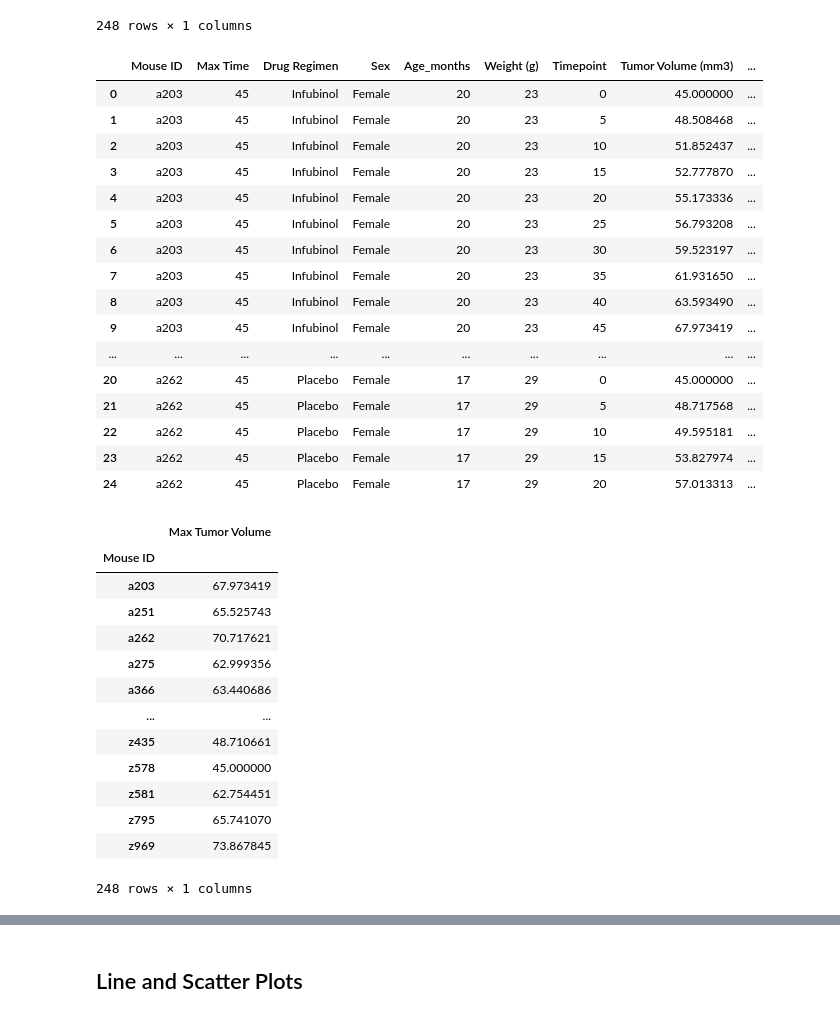
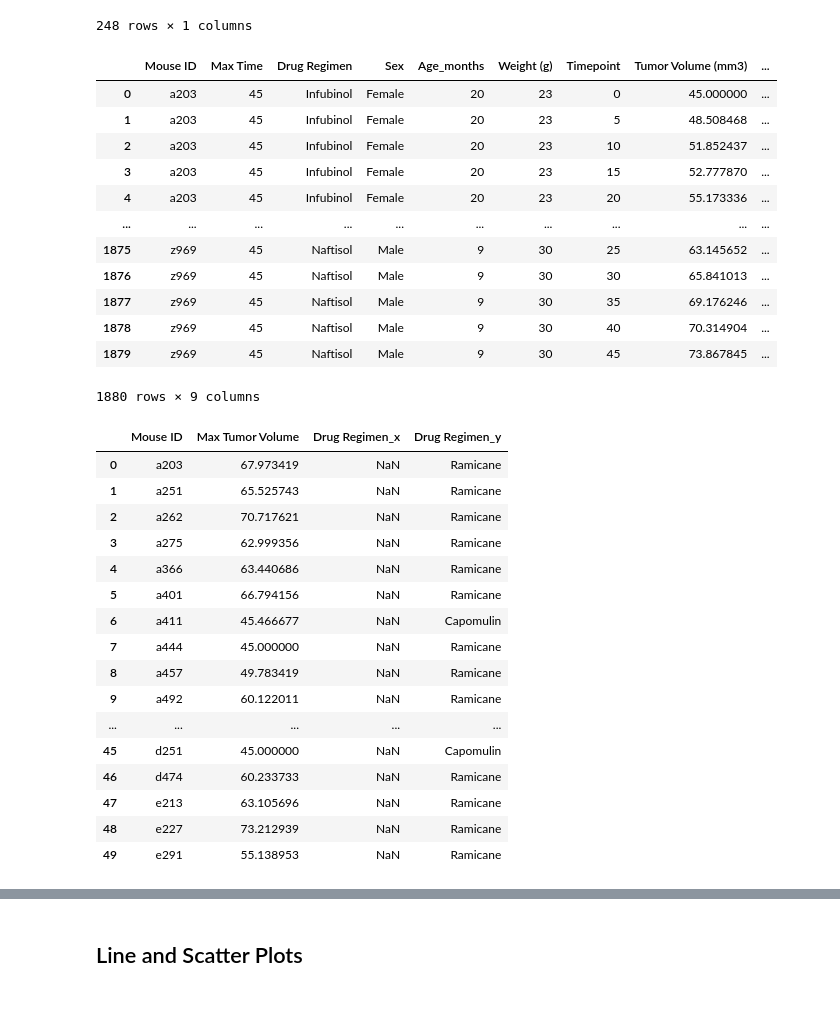
Before and after one commit to LexiJess/Matplotlib_Challenge, a Jupyter notebook: 05-Matplotlib_Homework_Instructions_Pymaceuticals_pymaceuticals_starter.ipynb, the cells around one changed output, grey strips where cells are left out. Drawn from its saved outputs; the diff is of its cells as text; code cells hidden in the pictures.

```diff
--- a/05-Matplotlib_Homework_Instructions_Pymaceuticals_pymaceuticals_starter.ipynb
+++ b/05-Matplotlib_Homework_Instructions_Pymaceuticals_pymaceuticals_starter.ipynb
@@ -351,59 +366,61 @@ mouse_grouping_timepoints_df
 # %%
 # Merge this group df with the original dataframe to get the tumor volume at the last timepoint
 
-mouse_grouping_timepoints_df
-
-clean_data_df
-
-combined_df = pd.merge(mouse_metadata_df, study_results_df, on="Mouse ID", how="inner")
-
-
 mouse_grouping_combined_df=pd.merge(mouse_grouping_timepoints_df, clean_data_df, on="Mouse ID", how="inner")
 
-mouse_grouping_combined_df.head(25)
+mouse_grouping_combined_df
 
 # summary_statistics_df=clean_data_df.groupby("Drug Regimen").mean()["Tumor Volume (mm3)"].rename("Mean Tumor Volume")
 # summary_statistics_df=pd.DataFrame(summary_statistics_df)
 # summary_statistics_df["Median Tumor Volume"]=clean_data_df.groupby("Drug Regimen").median()["Tumor Volume (mm3)"]
 # %% [output]
 |  | Mouse ID | Max Time | Drug Regimen | Sex | Age_months | Weight (g) | Timepoint | Tumor Volume (mm3) | ... |
 | 0 | a203 | 45 | Infubinol | Female | 20 | 23 | 0 | 45.000000 | ... |
 | 1 | a203 | 45 | Infubinol | Female | 20 | 23 | 5 | 48.508468 | ... |
 | 2 | a203 | 45 | Infubinol | Female | 20 | 23 | 10 | 51.852437 | ... |
 | 3 | a203 | 45 | Infubinol | Female | 20 | 23 | 15 | 52.777870 | ... |
 | 4 | a203 | 45 | Infubinol | Female | 20 | 23 | 20 | 55.173336 | ... |
-| 5 | a203 | 45 | Infubinol | Female | 20 | 23 | 25 | 56.793208 | ... |
-| 6 | a203 | 45 | Infubinol | Female | 20 | 23 | 30 | 59.523197 | ... |
-| 7 | a203 | 45 | Infubinol | Female | 20 | 23 | 35 | 61.931650 | ... |
-| 8 | a203 | 45 | Infubinol | Female | 20 | 23 | 40 | 63.593490 | ... |
-| 9 | a203 | 45 | Infubinol | Female | 20 | 23 | 45 | 67.973419 | ... |
 | ... | ... | ... | ... | ... | ... | ... | ... | ... | ... |
-| 20 | a262 | 45 | Placebo | Female | 17 | 29 | 0 | 45.000000 | ... |
-| 21 | a262 | 45 | Placebo | Female | 17 | 29 | 5 | 48.717568 | ... |
-| 22 | a262 | 45 | Placebo | Female | 17 | 29 | 10 | 49.595181 | ... |
-| 23 | a262 | 45 | Placebo | Female | 17 | 29 | 15 | 53.827974 | ... |
-| 24 | a262 | 45 | Placebo | Female | 17 | 29 | 20 | 57.013313 | ... |
+| 1875 | z969 | 45 | Naftisol | Male | 9 | 30 | 25 | 63.145652 | ... |
+| 1876 | z969 | 45 | Naftisol | Male | 9 | 30 | 30 | 65.841013 | ... |
+| 1877 | z969 | 45 | Naftisol | Male | 9 | 30 | 35 | 69.176246 | ... |
+| 1878 | z969 | 45 | Naftisol | Male | 9 | 30 | 40 | 70.314904 | ... |
+| 1879 | z969 | 45 | Naftisol | Male | 9 | 30 | 45 | 73.867845 | ... |
+1880 rows × 9 columns
 # %%
 # Merge this group df with the original dataframe to get the tumor volume at the last timepoint
 
 mouse_max_time_tumor_volume=mouse_grouping_combined_df.groupby("Mouse ID").max()["Tumor Volume (mm3)"].rename("Max Tumor Volume")
 mouse_max_time_tumor_volume=pd.DataFrame(mouse_max_time_tumor_volume)
 mouse_max_time_tumor_volume
-# summary_statistics_df=clean_data_df.groupby("Drug Regimen").mean()["Tumor Volume (mm3)"].rename("Mean Tumor Volume")
-# summary_statistics_df=pd.DataFrame(summary_statistics_df)
-# summary_statistics_df["Median Tumor Volume"]=clean_data_df.groupby("Drug Regimen").median()["Tumor Volume (mm3)"]
+
+
+mouse_max_time_tumor_volume["Drug Regimen"]=mouse_grouping_combined_df["Drug Regimen"]
+
+mouse_max_time_tumor_volume
+
+mouse_max_tumor_drug=pd.merge(mouse_max_time_tumor_volume,clean_mice_drugs_df, on="Mouse ID", how="inner")
+
+#why doesn't this drop the Drug Regimen_x column? Can I use <del>?
+
+#del mouse_max_tumor_drug["Drug Regimen_x"]
+
+mouse_max_tumor_drug.head(50)
 # %% [output]
-|  | Max Tumor Volume |
-| Mouse ID |  |
-| a203 | 67.973419 |
-| a251 | 65.525743 |
-| a262 | 70.717621 |
-| a275 | 62.999356 |
-| a366 | 63.440686 |
-| ... | ... |
-| z435 | 48.710661 |
-| z578 | 45.000000 |
-| z581 | 62.754451 |
-| z795 | 65.741070 |
-| z969 | 73.867845 |
+|  | Mouse ID | Max Tumor Volume | Drug Regimen_x | Drug Regimen_y |
+| 0 | a203 | 67.973419 | NaN | Ramicane |
+| 1 | a251 | 65.525743 | NaN | Ramicane |
+| 2 | a262 | 70.717621 | NaN | Ramicane |
+| 3 | a275 | 62.999356 | NaN | Ramicane |
+| 4 | a366 | 63.440686 | NaN | Ramicane |
+| 5 | a401 | 66.794156 | NaN | Ramicane |
+| 6 | a411 | 45.466677 | NaN | Capomulin |
+| 7 | a444 | 45.000000 | NaN | Ramicane |
+| 8 | a457 | 49.783419 | NaN | Ramicane |
+| 9 | a492 | 60.122011 | NaN | Ramicane |
+| ... | ... | ... | ... | ... |
+| 45 | d251 | 45.000000 | NaN | Capomulin |
+| 46 | d474 | 60.233733 | NaN | Ramicane |
+| 47 | e213 | 63.105696 | NaN | Ramicane |
+| 48 | e227 | 73.212939 | NaN | Ramicane |
+| 49 | e291 | 55.138953 | NaN | Ramicane |
-248 rows × 1 columns
```
Also changed, not shown: parts of 10 cells of this notebook.
